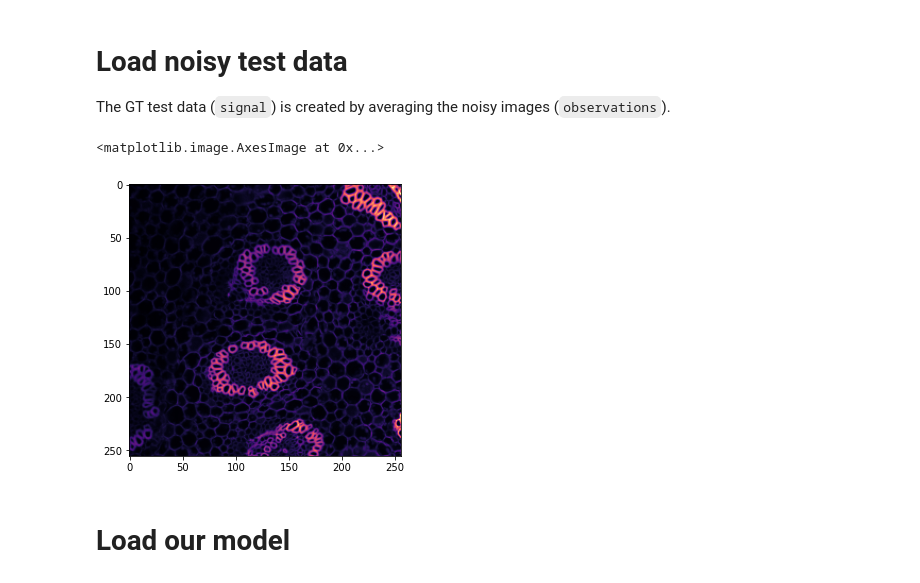
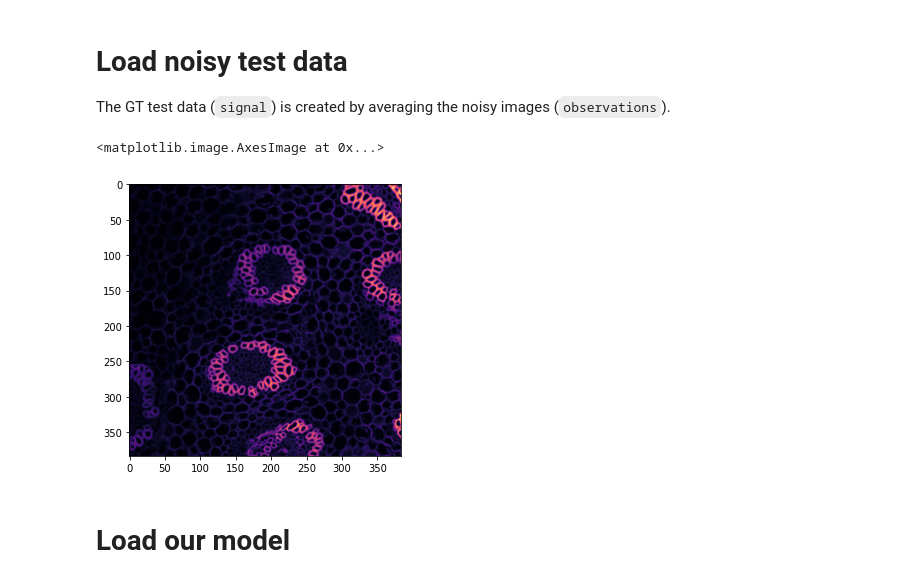
Before and after one commit to liudeyuan2021/HDN, a Jupyter notebook: examples/Pixel_Noise/Convallaria/3-Evaluation.ipynb, the cells around one changed output. Cells and saved outputs as stored; diff of their text form; code cells hidden in the pictures.

```diff
--- a/examples/Pixel_Noise/Convallaria/3-Evaluation.ipynb
+++ b/examples/Pixel_Noise/Convallaria/3-Evaluation.ipynb
@@ -38,19 +38,20 @@
 # %%
 path="./data/Convallaria_diaphragm/"
 
 # The test data is just one quater of the full image ([:,:512,:512]) following the works which have used this data earlier
 observation_before= imread(path+'20190520_tl_25um_50msec_05pc_488_130EM_Conv.tif').astype(np.float32)[:,:512,:512]
-observation = np.zeros((observation_before.shape[0], 256, 256))
+resize_size = 384
+observation = np.zeros((observation_before.shape[0], resize_size, resize_size))
 for i in range(observation_before.shape[0]):
-    observation[i] = cv2.resize(observation_before[i], (256, 256))
+    observation[i] = cv2.resize(observation_before[i], (resize_size, resize_size))
 signal=np.mean(observation[:,...],axis=0)[np.newaxis,...]
 img_width, img_height = signal.shape[1], signal.shape[2]
 
 plt.figure(figsize=(15, 5))
 plt.imshow(signal[0],cmap='magma')
 # %% [output]
 <matplotlib.image.AxesImage at 0x...>
-[figure, old version]
+[figure, new version]
 # %% [markdown]
 # Load our model
 # %%
```
Also changed, not shown: parts of 2 cells of this notebook.
